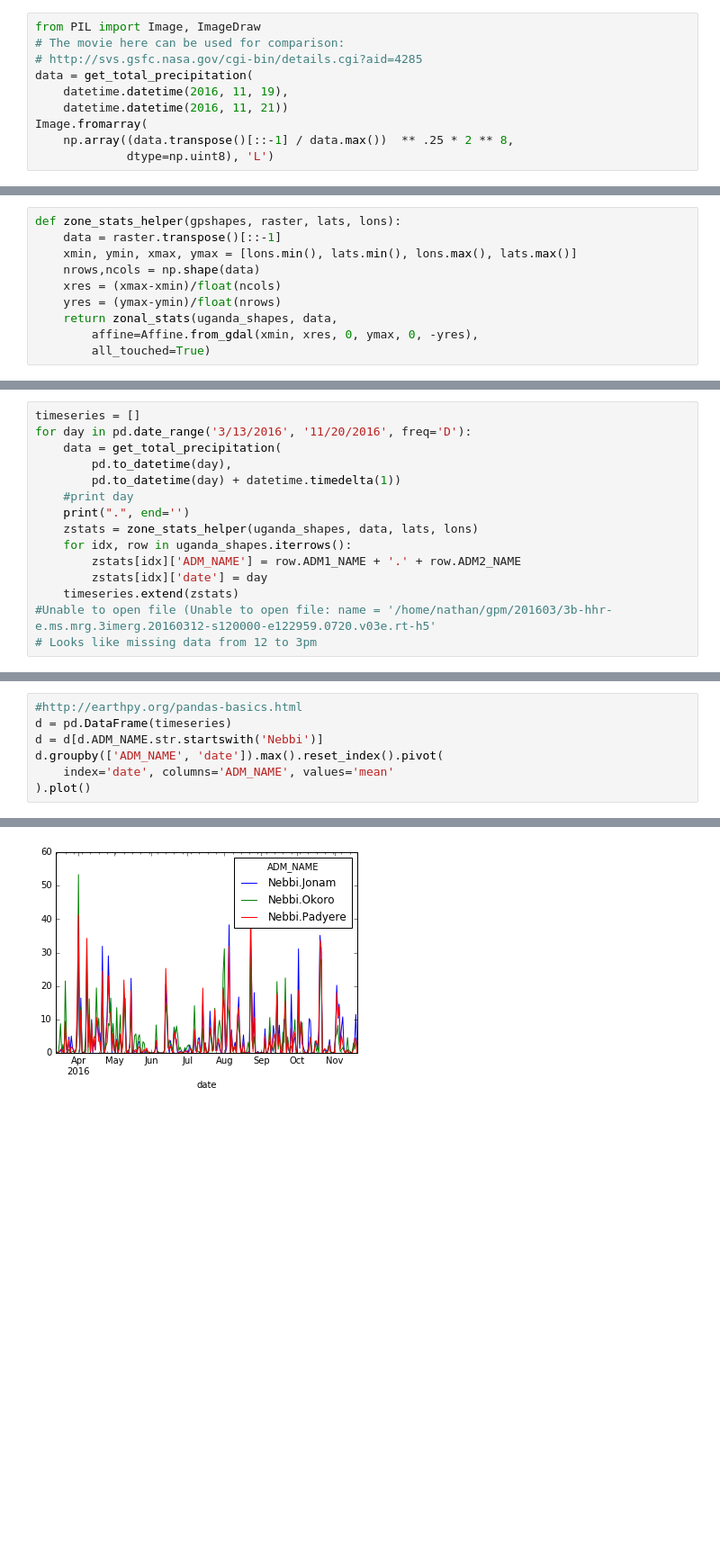
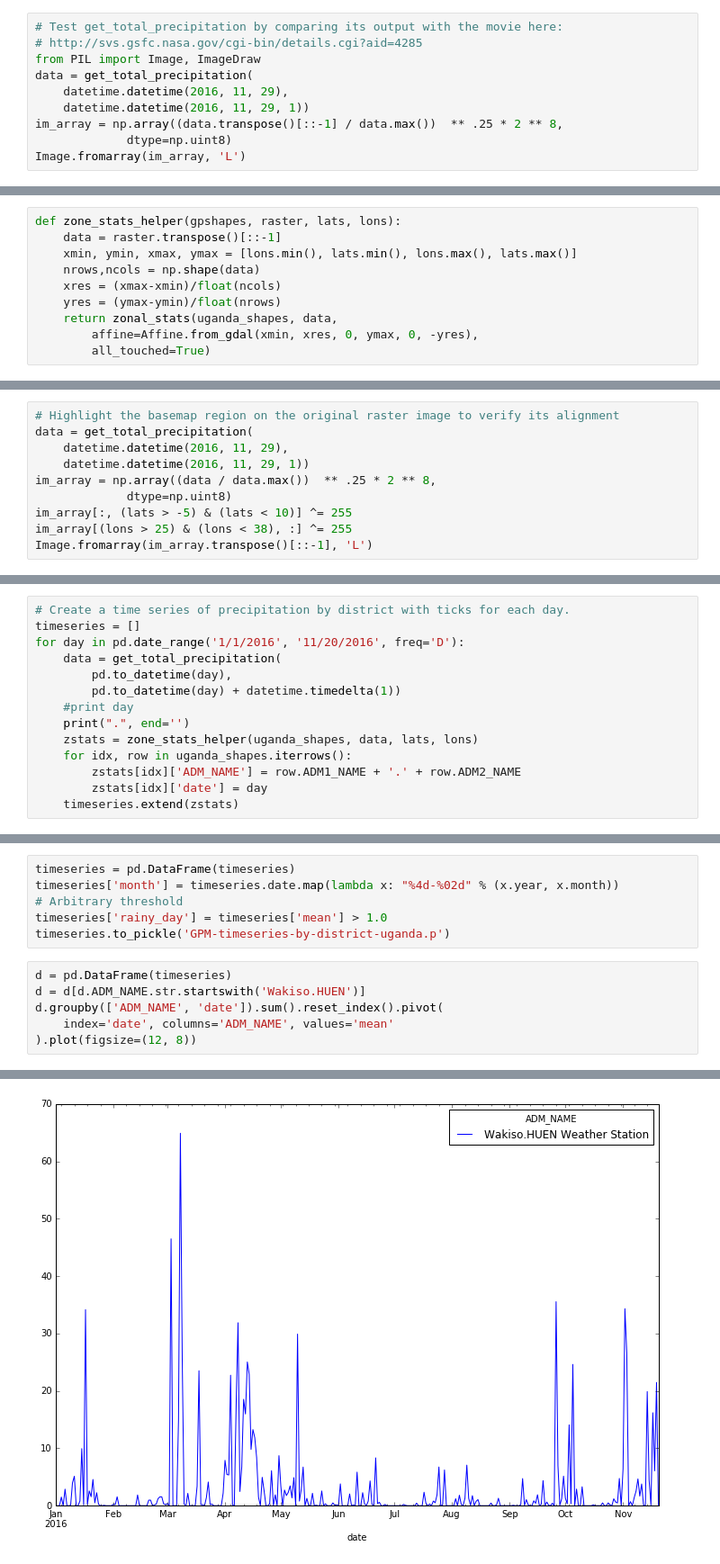
Before and after one commit to nathanathan/GPM-district-precipitation, a Jupyter notebook: uganda-district-precipitation.ipynb, the cells around one changed output, grey strips where cells are left out. Shown at 90% size. Cells and saved outputs as stored; diff of their text form; blank space fills up the shorter version.

Commit message:
cross check results, add num rainy days

```diff
--- a/uganda-district-precipitation.ipynb
+++ b/uganda-district-precipitation.ipynb
@@ -104,12 +126,12 @@ def get_total_precipitation(start_date, end_date):
     return average_precipitation_rate * date_range_hours
 # %%
+# Test get_total_precipitation by comparing its output with the movie here:
+# http://svs.gsfc.nasa.gov/cgi-bin/details.cgi?aid=4285
 from PIL import Image, ImageDraw
-# The movie here can be used for comparison:
-# http://svs.gsfc.nasa.gov/cgi-bin/details.cgi?aid=4285
 data = get_total_precipitation(
-    datetime.datetime(2016, 11, 19),
-    datetime.datetime(2016, 11, 21))
-Image.fromarray(
-    np.array((data.transpose()[::-1] / data.max())  ** .25 * 2 ** 8,
-             dtype=np.uint8), 'L')
+    datetime.datetime(2016, 11, 29),
+    datetime.datetime(2016, 11, 29, 1))
+im_array = np.array((data.transpose()[::-1] / data.max())  ** .25 * 2 ** 8,
+             dtype=np.uint8)
+Image.fromarray(im_array, 'L')
 # %% [output]
@@ -163,0 +192,10 @@ print(plot_uganda_district_rainfall(data))
+# %%
+# Highlight the basemap region on the original raster image to verify its alignment
+data = get_total_precipitation(
+    datetime.datetime(2016, 11, 29),
+    datetime.datetime(2016, 11, 29, 1))
+im_array = np.array((data / data.max())  ** .25 * 2 ** 8,
+             dtype=np.uint8)
+im_array[:, (lats > -5) & (lats < 10)] ^= 255
+im_array[(lons > 25) & (lons < 38), :] ^= 255
+Image.fromarray(im_array.transpose()[::-1], 'L')
@@ -164,6 +204,7 @@ print(plot_uganda_district_rainfall(data))
 # %%
+# Create a time series of precipitation by district with ticks for each day.
 timeseries = []
-for day in pd.date_range('3/13/2016', '11/20/2016', freq='D'):
+for day in pd.date_range('1/1/2016', '11/20/2016', freq='D'):
     data = get_total_precipitation(
         pd.to_datetime(day),
         pd.to_datetime(day) + datetime.timedelta(1))
@@ -174,6 +215,4 @@ for day in pd.date_range('3/13/2016', '11/20/2016', freq='D'):
         zstats[idx]['ADM_NAME'] = row.ADM1_NAME + '.' + row.ADM2_NAME
         zstats[idx]['date'] = day
     timeseries.extend(zstats)
-#Unable to open file (Unable to open file: name = '/home/nathan/gpm/201603/3b-hhr-e.ms.mrg.3imerg.20160312-s120000-e122959.0720.v03e.rt-h5'
-# Looks like missing data from 12 to 3pm
 # %% [output]
@@ -180,11 +231,16 @@ for day in pd.date_range('3/13/2016', '11/20/2016', freq='D'):
 ........................................................................................................................................................................................................ ...
+# %%
+timeseries = pd.DataFrame(timeseries)
+timeseries['month'] = timeseries.date.map(lambda x: "%4d-%02d" % (x.year, x.month))
+# Arbitrary threshold
+timeseries['rainy_day'] = timeseries['mean'] > 1.0
+timeseries.to_pickle('GPM-timeseries-by-district-uganda.p')
 # %%
-#http://earthpy.org/pandas-basics.html
 d = pd.DataFrame(timeseries)
-d = d[d.ADM_NAME.str.startswith('Nebbi')]
-d.groupby(['ADM_NAME', 'date']).max().reset_index().pivot(
+d = d[d.ADM_NAME.str.startswith('Wakiso.HUEN')]
+d.groupby(['ADM_NAME', 'date']).sum().reset_index().pivot(
     index='date', columns='ADM_NAME', values='mean'
-).plot()
+).plot(figsize=(12, 8))
 # %% [output]
 <matplotlib.axes._subplots.AxesSubplot at 0x...>
-[figure, old version]
+[figure, new version]
```
Also changed, not shown: parts of 15 cells of this notebook, 1 other file.
